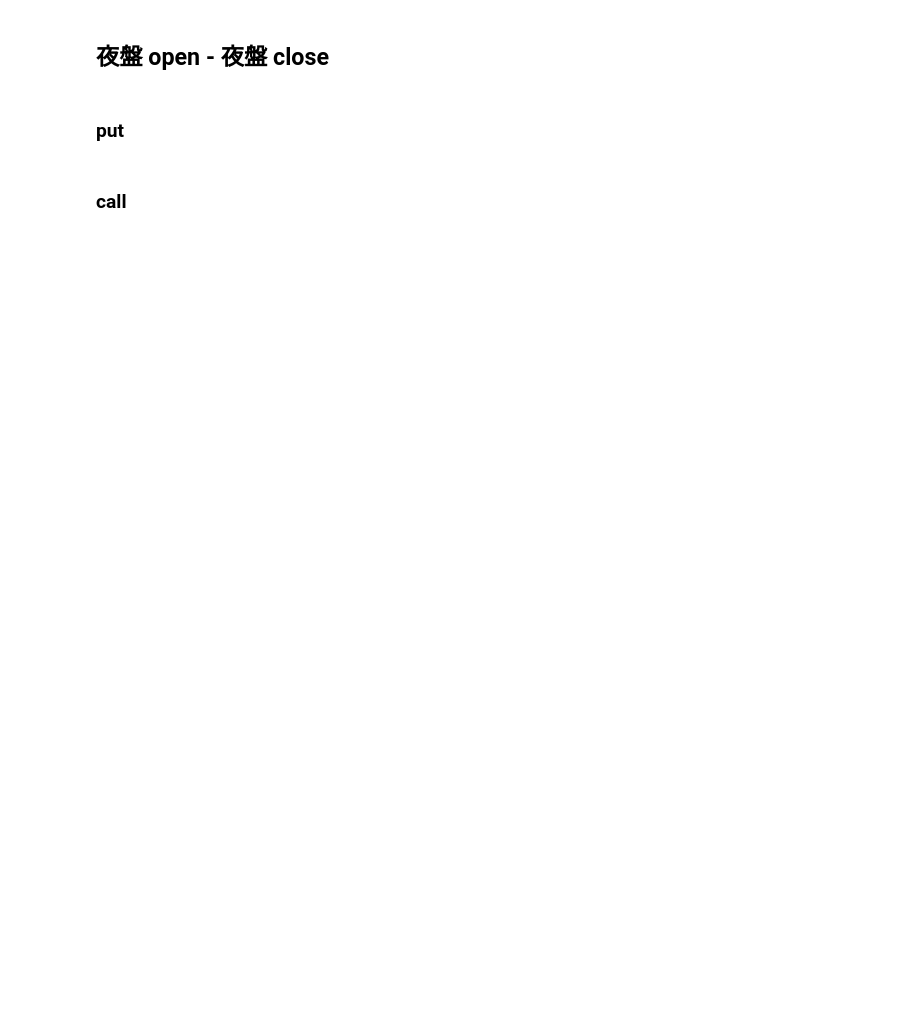
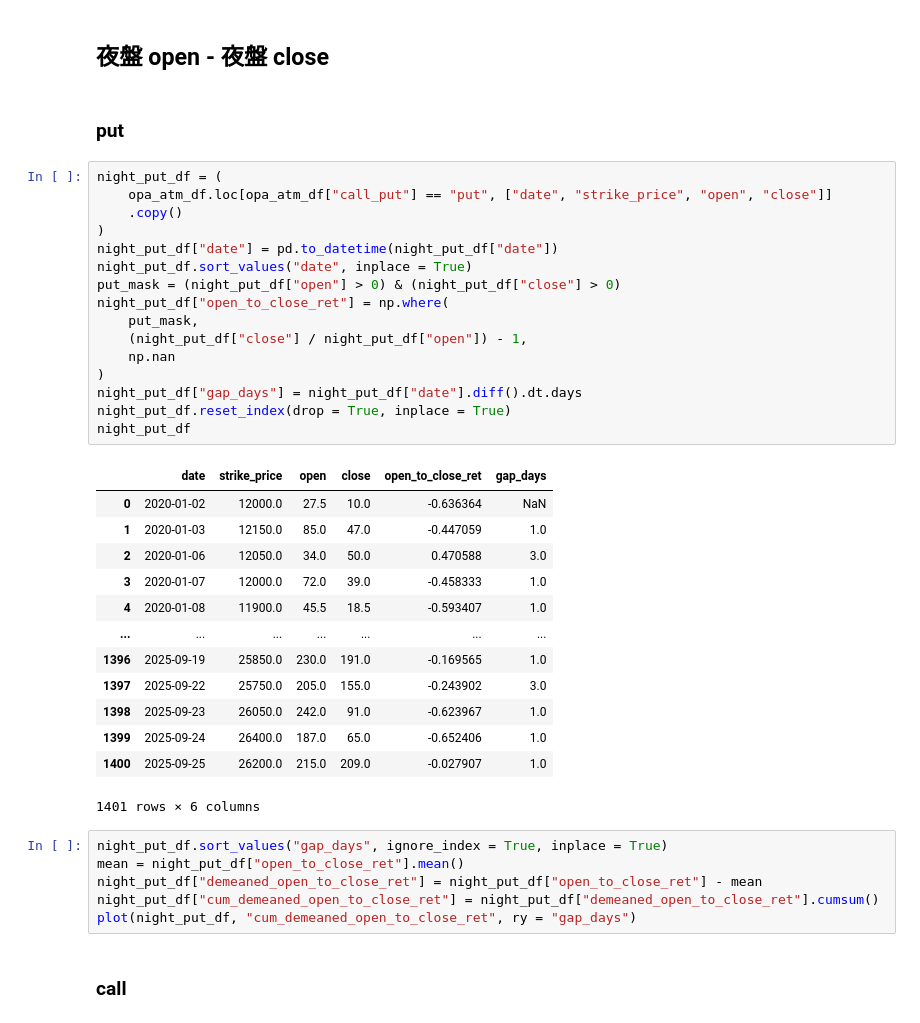
Before and after one commit to Xin95172/JimQuant, a Jupyter notebook: OP假日前傾向/main.ipynb, the cells around one changed output. Cells and saved outputs as stored; diff of their text form; blank space fills up the shorter version.

```diff
--- a/OP假日前傾向/main.ipynb
+++ b/OP假日前傾向/main.ipynb
@@ -408,5 +427,41 @@ plot(call_df, "cum_demeaned_cross_ret", ry = "gap_days")
 ## 夜盤 open - 夜盤 close
 # %% [markdown]
 ### put
+# %%
+night_put_df = (
+    opa_atm_df.loc[opa_atm_df["call_put"] == "put", ["date", "strike_price", "open", "close"]]
+    .copy()
+)
+night_put_df["date"] = pd.to_datetime(night_put_df["date"])
+night_put_df.sort_values("date", inplace = True)
+put_mask = (night_put_df["open"] > 0) & (night_put_df["close"] > 0)
+night_put_df["open_to_close_ret"] = np.where(
+    put_mask,
+    (night_put_df["close"] / night_put_df["open"]) - 1,
+    np.nan
+)
+night_put_df["gap_days"] = night_put_df["date"].diff().dt.days
+night_put_df.reset_index(drop = True, inplace = True)
+night_put_df
+# %% [output]
+|  | date | strike_price | open | close | open_to_close_ret | gap_days |
+| 0 | 2020-01-02 | 12000.0 | 27.5 | 10.0 | -0.636364 | NaN |
+| 1 | 2020-01-03 | 12150.0 | 85.0 | 47.0 | -0.447059 | 1.0 |
+| 2 | 2020-01-06 | 12050.0 | 34.0 | 50.0 | 0.470588 | 3.0 |
+| 3 | 2020-01-07 | 12000.0 | 72.0 | 39.0 | -0.458333 | 1.0 |
+| 4 | 2020-01-08 | 11900.0 | 45.5 | 18.5 | -0.593407 | 1.0 |
+| ... | ... | ... | ... | ... | ... | ... |
+| 1396 | 2025-09-19 | 25850.0 | 230.0 | 191.0 | -0.169565 | 1.0 |
+| 1397 | 2025-09-22 | 25750.0 | 205.0 | 155.0 | -0.243902 | 3.0 |
+| 1398 | 2025-09-23 | 26050.0 | 242.0 | 91.0 | -0.623967 | 1.0 |
+| 1399 | 2025-09-24 | 26400.0 | 187.0 | 65.0 | -0.652406 | 1.0 |
+| 1400 | 2025-09-25 | 26200.0 | 215.0 | 209.0 | -0.027907 | 1.0 |
+1401 rows × 6 columns
+# %%
+night_put_df.sort_values("gap_days", ignore_index = True, inplace = True)
+mean = night_put_df["open_to_close_ret"].mean()
+night_put_df["demeaned_open_to_close_ret"] = night_put_df["open_to_close_ret"] - mean
+night_put_df["cum_demeaned_open_to_close_ret"] = night_put_df["demeaned_open_to_close_ret"].cumsum()
+plot(night_put_df, "cum_demeaned_open_to_close_ret", ry = "gap_days")
 # %% [markdown]
 ### call
```
Also changed, not shown: parts of 41 cells of this notebook.
